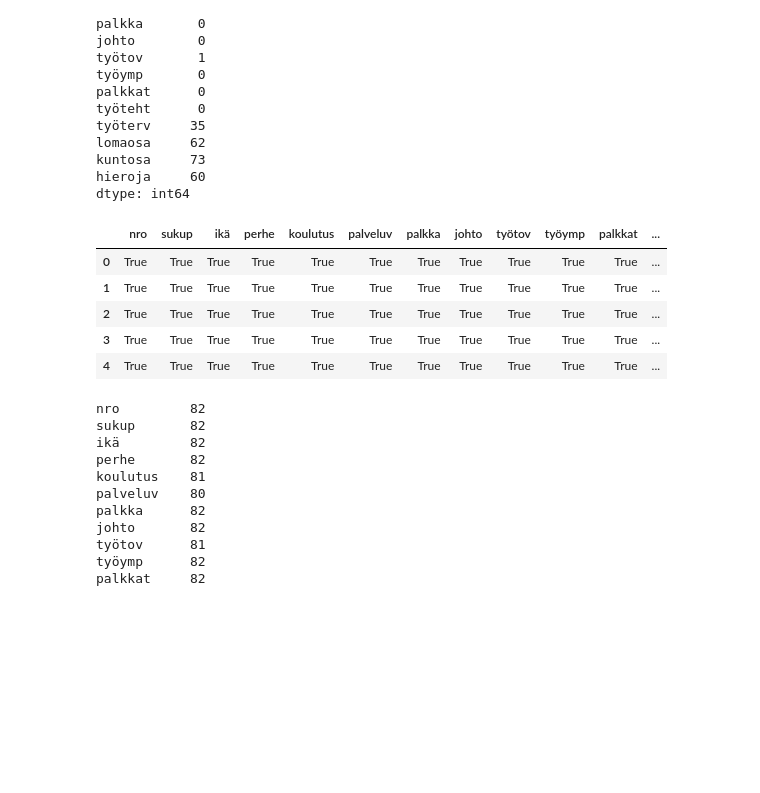
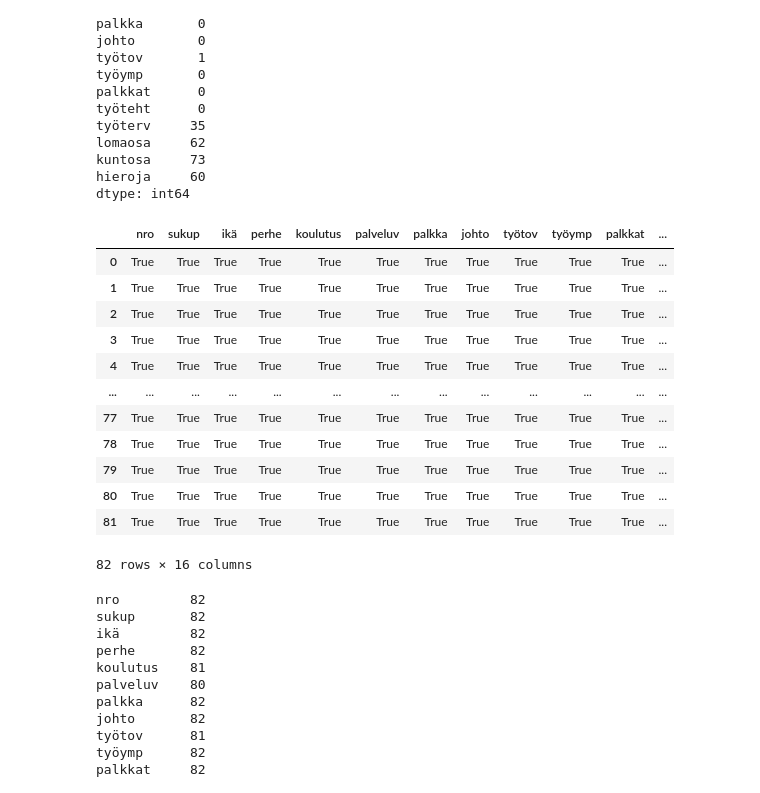
Before and after one commit to taanila/data, a Jupyter notebook: missing.ipynb, the cells around one changed output. Cells and saved outputs as stored; diff of their text form; code cells hidden in the pictures; blank space fills up the shorter version.

```diff
--- a/missing.ipynb
+++ b/missing.ipynb
@@ -62,14 +70,21 @@ hieroja     60
 dtype: int64
 # %%
 # notnull() toimii päinvastoin kuin isnull()
-df.notnull().head()
+df.notnull()
 # %% [output]
 |  | nro | sukup | ikä | perhe | koulutus | palveluv | palkka | johto | työtov | työymp | palkkat | ... |
 | 0 | True | True | True | True | True | True | True | True | True | True | True | ... |
 | 1 | True | True | True | True | True | True | True | True | True | True | True | ... |
 | 2 | True | True | True | True | True | True | True | True | True | True | True | ... |
 | 3 | True | True | True | True | True | True | True | True | True | True | True | ... |
 | 4 | True | True | True | True | True | True | True | True | True | True | True | ... |
+| ... | ... | ... | ... | ... | ... | ... | ... | ... | ... | ... | ... | ... |
+| 77 | True | True | True | True | True | True | True | True | True | True | True | ... |
+| 78 | True | True | True | True | True | True | True | True | True | True | True | ... |
+| 79 | True | True | True | True | True | True | True | True | True | True | True | ... |
+| 80 | True | True | True | True | True | True | True | True | True | True | True | ... |
+| 81 | True | True | True | True | True | True | True | True | True | True | True | ... |
+82 rows × 16 columns
 # %%
 # Arvojen lukumäärät
 df.notnull().sum()
```
Also changed, not shown: parts of 7 cells of this notebook.
